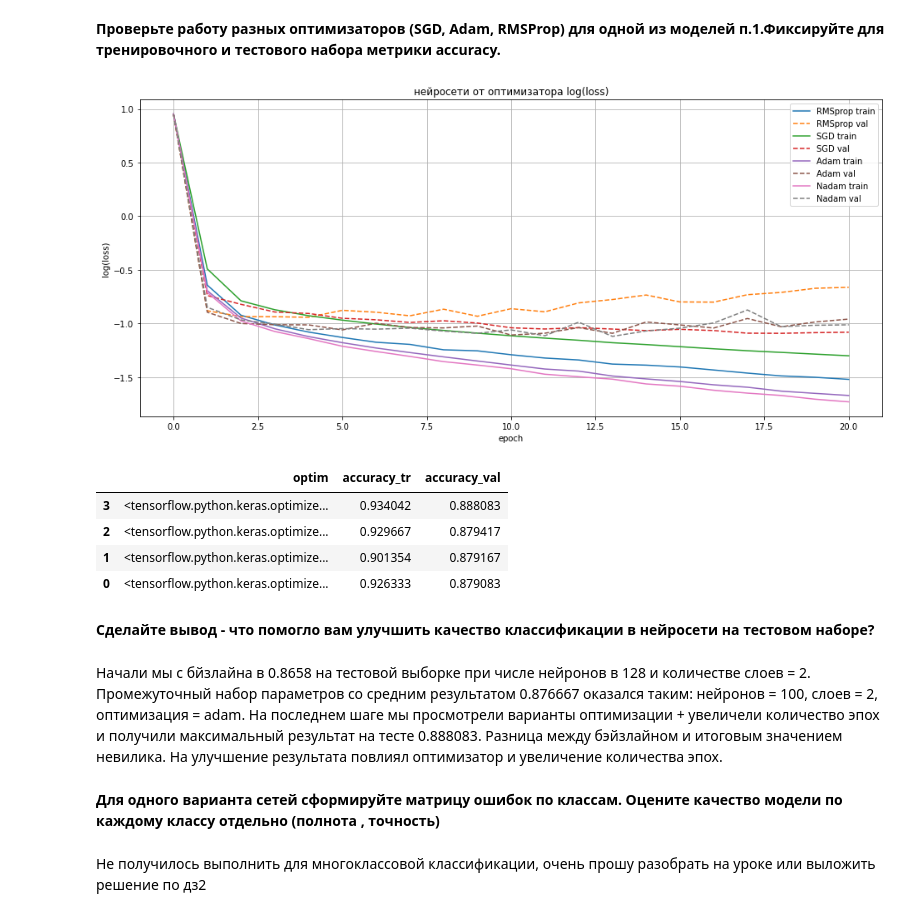
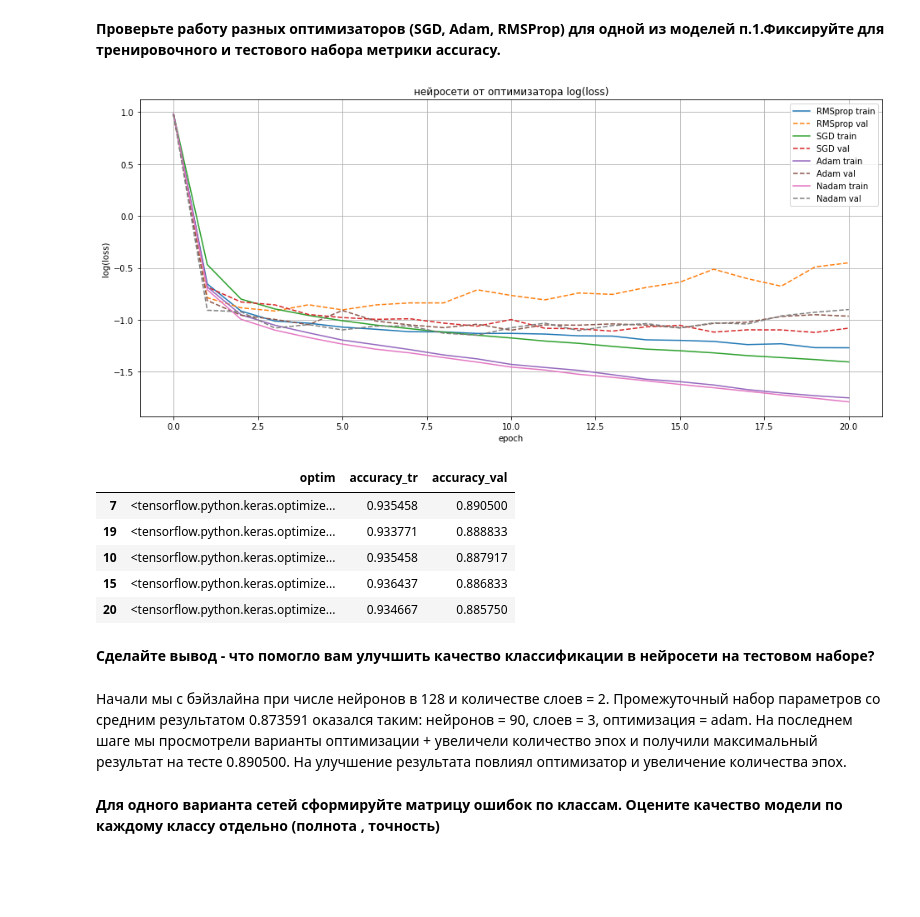
Before and after one commit to ileftor/neural_networks, a Jupyter notebook: HW2.ipynb, the cells around one changed output. Saved outputs shown, nothing was run; the diff lists cells and outputs as text; code cells hidden in the pictures; blank space fills up the shorter version.

```diff
--- a/HW2.ipynb
+++ b/HW2.ipynb
@@ -428,9 +483,10 @@ results_optim =  {
 # %%
 # создаем модель model
 model = Sequential([
-                      Dense(100, activation='relu', input_shape=(784,)),
-                      Dense(10, activation='softmax'),
-                      ])
+  Dense(90, activation='relu', input_shape=(784,)),
+  Dense(90, activation='relu'),
+  Dense(10, activation='softmax'),
+])
 # сохраняем ее веса (это начальная точка) model.save_weights('model.h5')
 model.save_weights('model.h5')
 
@@ -442,12 +498,14 @@ epochs = 20
 epoch = np.arange(epochs+1)
 
 # будем изменять оптимизаторы
+
 for i_optim in [keras.optimizers.RMSprop(),keras.optimizers.SGD(),keras.optimizers.Adam(),keras.optimizers.Nadam()]:
   # создаем рабочую модель modeli куда будем загружать эти вес (она должна быть идентичной структуры)
   modeli = Sequential([
-                      Dense(100, activation='relu', input_shape=(784,)),
-                      Dense(10, activation='softmax'),
-                      ])
+    Dense(90, activation='relu', input_shape=(784,)),
+    Dense(90, activation='relu'),
+    Dense(10, activation='softmax'),
+  ])
   # загружаем веса modeli.load_weights('model.h5')
   modeli.load_weights('model.h5')
   # компилируем modeli с одним из оптимизаторов
@@ -457,49 +515,48 @@ for i_optim in [keras.optimizers.RMSprop(),keras.optimizers.SGD(),keras.optimize
       metrics=['accuracy'],
       )
   # вычисляем ошибку для modeli без обучения
   hh0_tr = modeli.evaluate(  train_images[:48000,:], to_categorical(train_labels[:48000]),verbose = 0)
   hh0_val = modeli.evaluate(  train_images[48000:,:], to_categorical(train_labels[48000:]),verbose = 0)
   # проводим обучение модели
   hh = modeli.fit(
   train_images,
   to_categorical(train_labels),
   epochs=epochs,
   batch_size=32, validation_split=0.2, verbose = 0
   )
 
   results_optim['optim'].append(i_optim)
   results_optim['accuracy_tr'].append(hh.history['accuracy'][-1])
   results_optim['accuracy_val'].append(hh.history['val_accuracy'][-1])
 
   # картинки
   plt.plot(epoch,np.log([hh0_tr[0]]+hh.history['loss']),'-',label = modeli.optimizer.get_config()['name']+' train')
   plt.plot(epoch,np.log([hh0_val[0]]+hh.history['val_loss']),'--',label = modeli.optimizer.get_config()['name']+' val')
 
 
 plt.legend()
 plt.grid('On')
 
 plt.title('нейросети от оптимизатора log(loss)')
 plt.xlabel('epoch')
 plt.ylabel('log(loss)')
 plt.show()
 # %% [output]
-[figure, old version]
+[figure, new version]
 # %%
 results_optim = pd.DataFrame(data=results_optim).sort_values('accuracy_val', ascending=False)
 # %%
-results_optim
+results_optim.head()
 # %% [output]
 |  | optim | accuracy_tr | accuracy_val |
-| 3 | <tensorflow.python.keras.optimize... | 0.934042 | 0.888083 |
-| 2 | <tensorflow.python.keras.optimize... | 0.929667 | 0.879417 |
-| 1 | <tensorflow.python.keras.optimize... | 0.901354 | 0.879167 |
-| 0 | <tensorflow.python.keras.optimize... | 0.926333 | 0.879083 |
+| 7 | <tensorflow.python.keras.optimize... | 0.935458 | 0.890500 |
+| 19 | <tensorflow.python.keras.optimize... | 0.933771 | 0.888833 |
+| 10 | <tensorflow.python.keras.optimize... | 0.935458 | 0.887917 |
+| 15 | <tensorflow.python.keras.optimize... | 0.936437 | 0.886833 |
+| 20 | <tensorflow.python.keras.optimize... | 0.934667 | 0.885750 |
 # %% [markdown]
 **Сделайте вывод - что помогло вам улучшить качество классификации в нейросети на тестовом наборе?**
 # %% [markdown]
-Начали мы с бйзлайна в 0.8658 на тестовой выборке при числе нейронов в 128 и количестве слоев = 2. Промежуточный набор параметров со средним результатом 0.876667 оказался таким: нейронов = 100, слоев = 2, оптимизация = adam. На последнем шаге мы просмотрели варианты оптимизации + увеличели количество эпох и получили максимальный результат на тесте 0.888083. Разница между бэйзлайном и итоговым значением невилика. На улучшение результата повлиял оптимизатор и увеличение количества эпох.
+Начали мы с бэйзлайна при числе нейронов в 128 и количестве слоев = 2. Промежуточный набор параметров со средним результатом 0.873591 оказался таким: нейронов = 90, слоев = 3, оптимизация = adam. На последнем шаге мы просмотрели варианты оптимизации + увеличели количество эпох и получили максимальный результат на тесте 0.890500. На улучшение результата повлиял оптимизатор и увеличение количества эпох.
 # %% [markdown]
 **Для одного варианта сетей сформируйте матрицу ошибок по классам. Оцените качество модели по каждому классу отдельно (полнота , точность)**
-# %% [markdown]
-Не получилось выполнить для многоклассовой классификации, очень прошу разобрать на уроке или выложить решение по дз2
```
Also changed, not shown: parts of 21 cells of this notebook.
